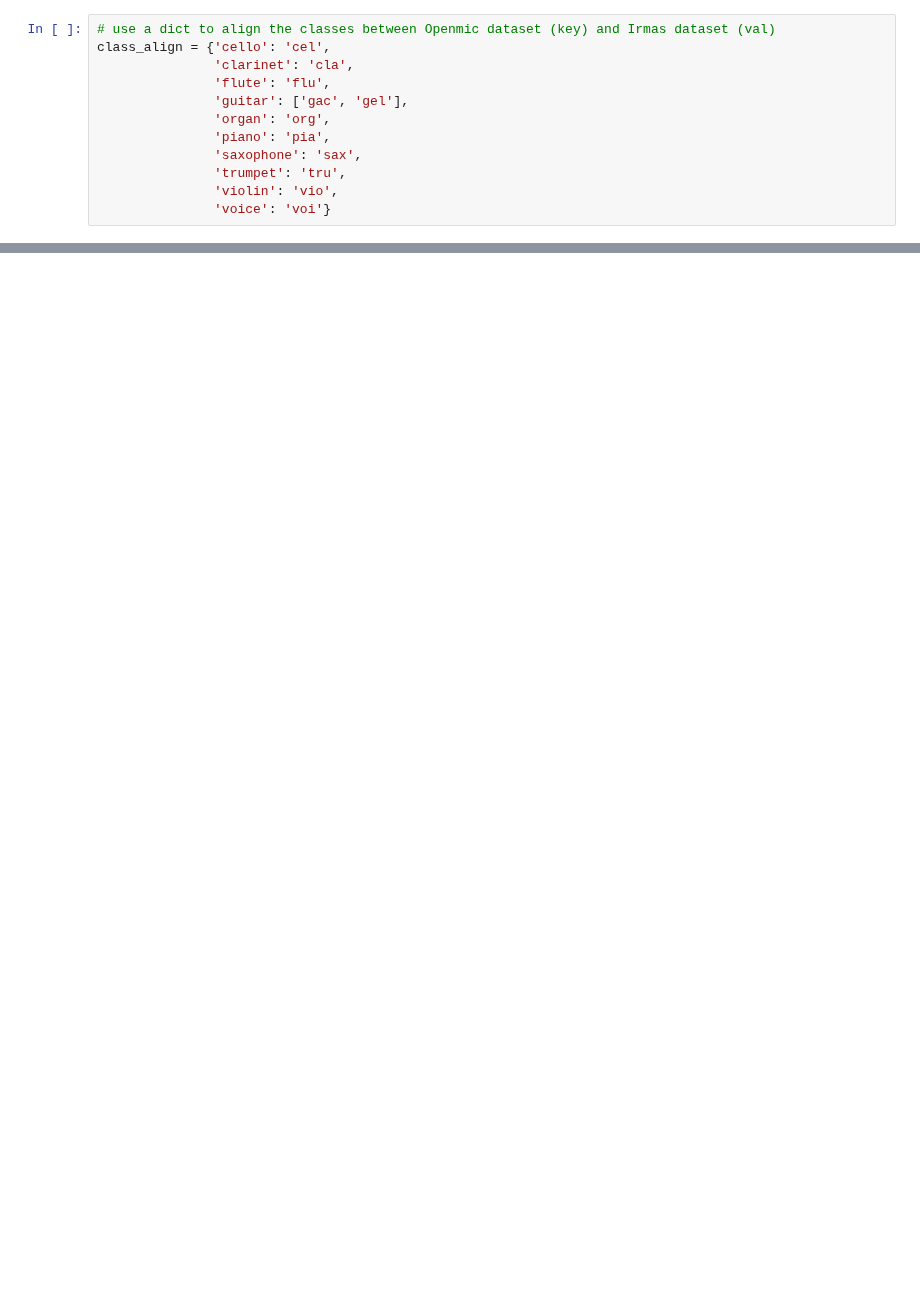
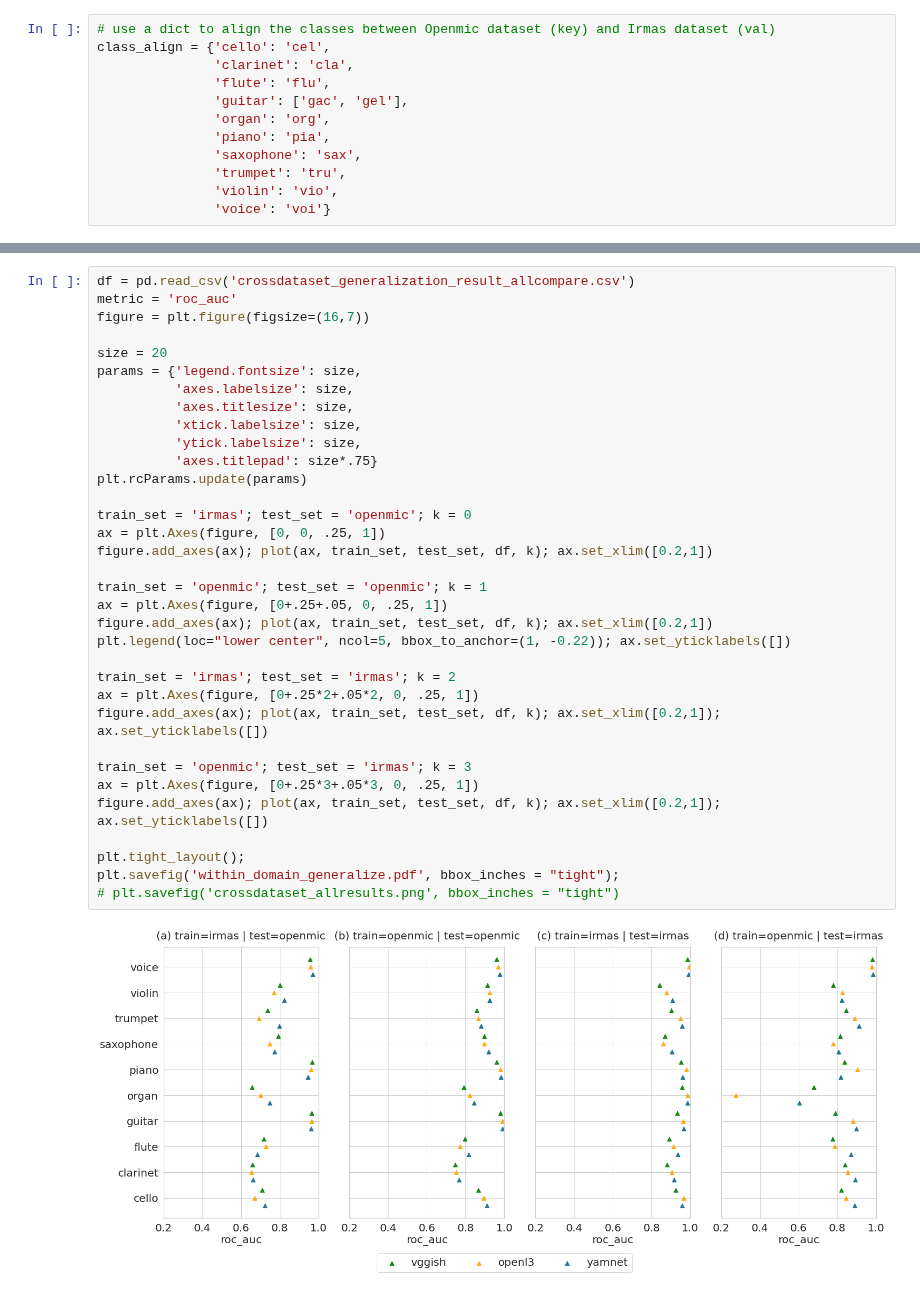
Before and after one commit to changhongw/audio-embedding-bias, a Jupyter notebook: plot_results.ipynb, the cells around one changed output, grey strips where cells are left out. Drawn from its saved outputs; the diff is of its cells as text; blank space fills up the shorter version.

```diff
--- a/plot_results.ipynb
+++ b/plot_results.ipynb
@@ -177,0 +222,36 @@ plt.savefig('crossdataset_allresults.png', bbox_inches = "tight")
+# %%
+df = pd.read_csv('crossdataset_generalization_result_allcompare.csv')
+metric = 'roc_auc'
+figure = plt.figure(figsize=(16,7))
+
+size = 20
+params = {'legend.fontsize': size,
+          'axes.labelsize': size,
+          'axes.titlesize': size,
+          'xtick.labelsize': size,
+          'ytick.labelsize': size,
+          'axes.titlepad': size*.75}
+plt.rcParams.update(params)
+
+train_set = 'irmas'; test_set = 'openmic'; k = 0
+ax = plt.Axes(figure, [0, 0, .25, 1])
+figure.add_axes(ax); plot(ax, train_set, test_set, df, k); ax.set_xlim([0.2,1])
+
+train_set = 'openmic'; test_set = 'openmic'; k = 1
+ax = plt.Axes(figure, [0+.25+.05, 0, .25, 1])
+figure.add_axes(ax); plot(ax, train_set, test_set, df, k); ax.set_xlim([0.2,1])
+plt.legend(loc="lower center", ncol=5, bbox_to_anchor=(1, -0.22)); ax.set_yticklabels([])
+
+train_set = 'irmas'; test_set = 'irmas'; k = 2
+ax = plt.Axes(figure, [0+.25*2+.05*2, 0, .25, 1])
+figure.add_axes(ax); plot(ax, train_set, test_set, df, k); ax.set_xlim([0.2,1]); ax.set_yticklabels([])
+
+train_set = 'openmic'; test_set = 'irmas'; k = 3
+ax = plt.Axes(figure, [0+.25*3+.05*3, 0, .25, 1])
+figure.add_axes(ax); plot(ax, train_set, test_set, df, k); ax.set_xlim([0.2,1]); ax.set_yticklabels([])
+
+plt.tight_layout();
+plt.savefig('within_domain_generalize.pdf', bbox_inches = "tight");
+# plt.savefig('crossdataset_allresults.png', bbox_inches = "tight")
+# %% [output]
+[figure, added]
```
Also changed, not shown: parts of 6 cells of this notebook.
